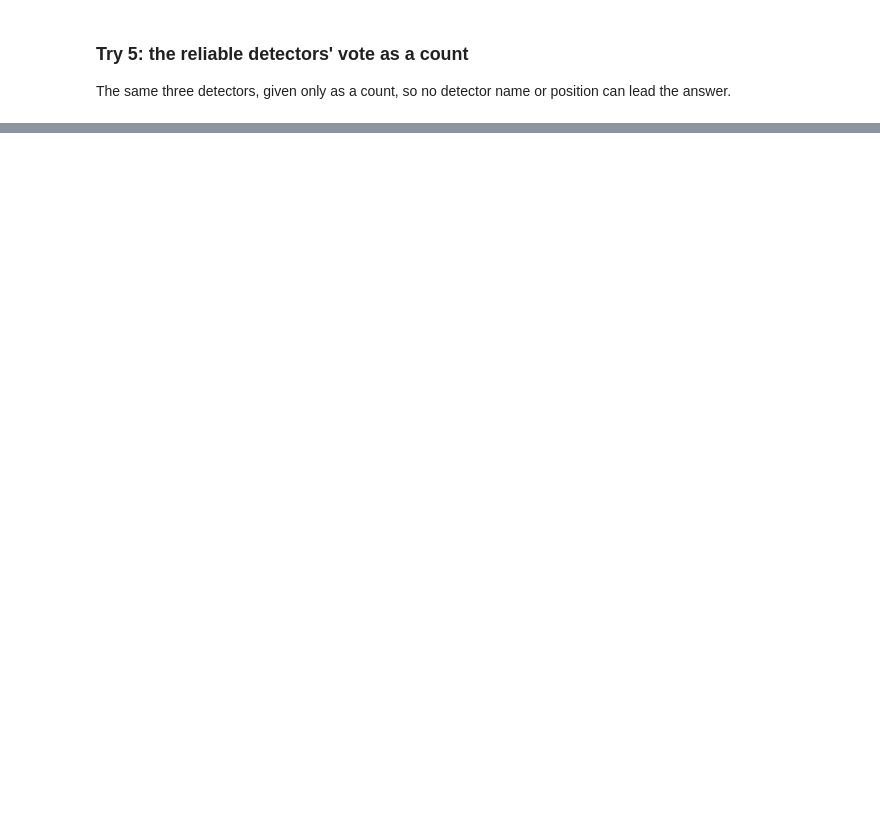
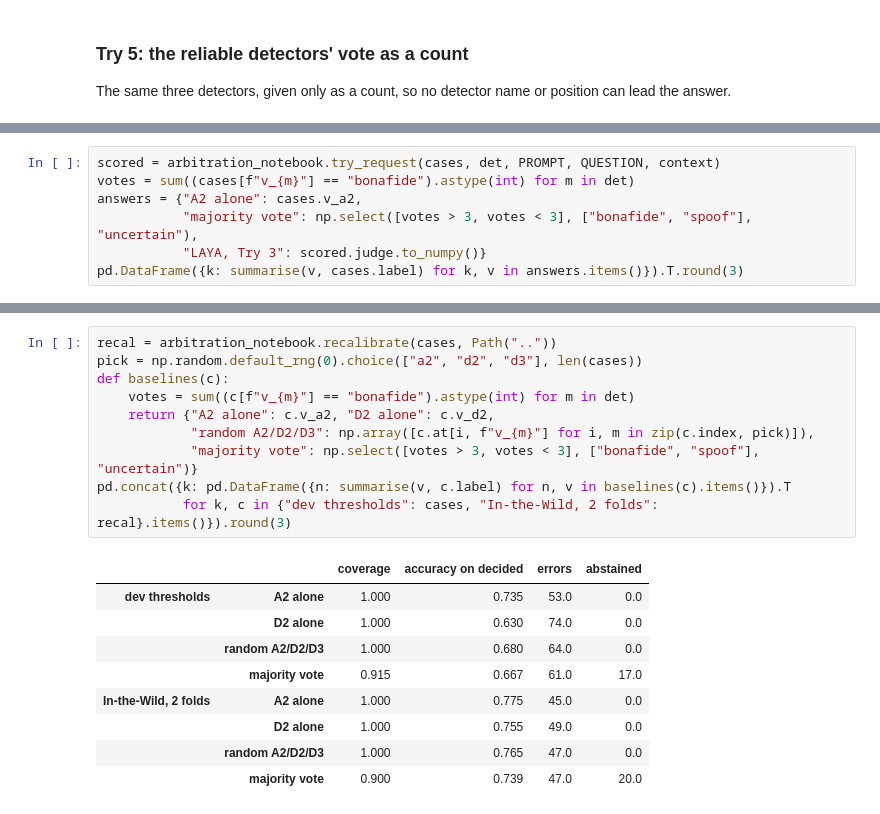
Before and after one commit to Qwenty228/GC2-EchoJEV, a Jupyter notebook: SystemCode/notebooks/06_jev.ipynb, the cells around one changed output, grey strips where cells are left out. Saved outputs shown, nothing was run; the diff lists cells and outputs as text; blank space fills up the shorter version.

```diff
--- a/SystemCode/notebooks/06_jev.ipynb
+++ b/SystemCode/notebooks/06_jev.ipynb
@@ -371,0 +375,7 @@ right 6/10 | flips 0 | uncertain 0
+# %%
+scored = arbitration_notebook.try_request(cases, det, PROMPT, QUESTION, context)
+votes = sum((cases[f"v_{m}"] == "bonafide").astype(int) for m in det)
+answers = {"A2 alone": cases.v_a2,
+           "majority vote": np.select([votes > 3, votes < 3], ["bonafide", "spoof"], "uncertain"),
+           "LAYA, Try 3": scored.judge.to_numpy()}
+pd.DataFrame({k: summarise(v, cases.label) for k, v in answers.items()}).T.round(3)
@@ -371,0 +415,20 @@ right 6/10 | flips 0 | uncertain 0
+# %%
+recal = arbitration_notebook.recalibrate(cases, Path(".."))
+pick = np.random.default_rng(0).choice(["a2", "d2", "d3"], len(cases))
+def baselines(c):
+    votes = sum((c[f"v_{m}"] == "bonafide").astype(int) for m in det)
+    return {"A2 alone": c.v_a2, "D2 alone": c.v_d2,
+            "random A2/D2/D3": np.array([c.at[i, f"v_{m}"] for i, m in zip(c.index, pick)]),
+            "majority vote": np.select([votes > 3, votes < 3], ["bonafide", "spoof"], "uncertain")}
+pd.concat({k: pd.DataFrame({n: summarise(v, c.label) for n, v in baselines(c).items()}).T
+           for k, c in {"dev thresholds": cases, "In-the-Wild, 2 folds": recal}.items()}).round(3)
+# %% [output]
+|  |  | coverage | accuracy on decided | errors | abstained |
+| dev thresholds | A2 alone | 1.000 | 0.735 | 53.0 | 0.0 |
+|  | D2 alone | 1.000 | 0.630 | 74.0 | 0.0 |
+|  | random A2/D2/D3 | 1.000 | 0.680 | 64.0 | 0.0 |
+|  | majority vote | 0.915 | 0.667 | 61.0 | 17.0 |
+| In-the-Wild, 2 folds | A2 alone | 1.000 | 0.775 | 45.0 | 0.0 |
+|  | D2 alone | 1.000 | 0.755 | 49.0 | 0.0 |
+|  | random A2/D2/D3 | 1.000 | 0.765 | 47.0 | 0.0 |
+|  | majority vote | 0.900 | 0.739 | 47.0 | 20.0 |
```
Also changed, not shown: parts of 21 cells of this notebook, 3 other files.
